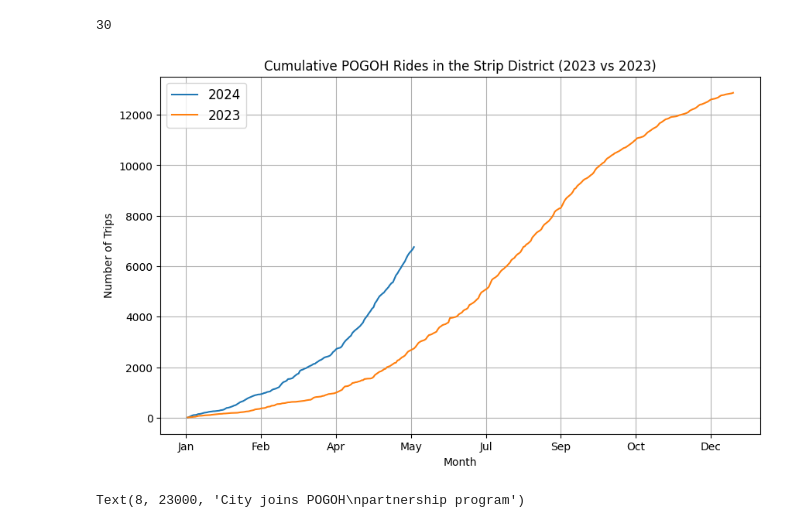
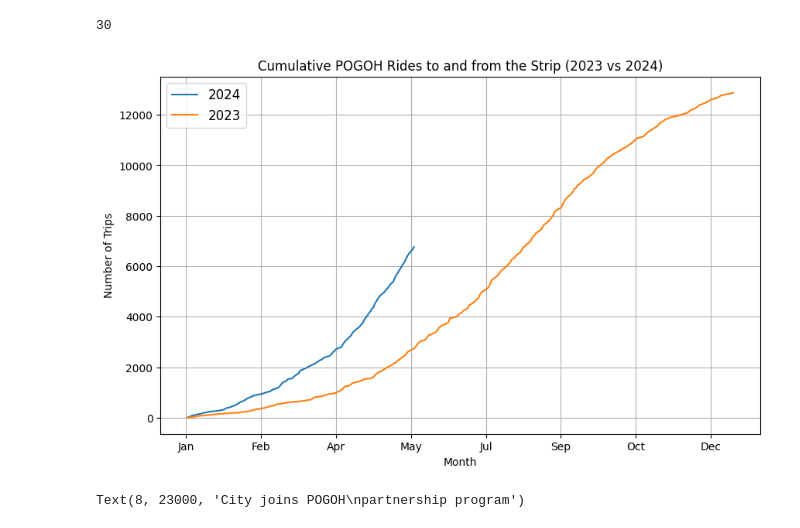
Before and after one commit to BenWSingleton/POGOH_Analysis, a Jupyter notebook: analysis.ipynb, the cells around one changed output. Drawn from its saved outputs; the diff is of its cells as text; code cells hidden in the pictures.

Commit message:
updating some graphs

```diff
--- a/analysis.ipynb
+++ b/analysis.ipynb
@@ -299,15 +347,15 @@ monthFmt = mdates.DateFormatter('%b')
 # %%
 plt.figure(figsize=(10, 6))
 plt.plot(cumulative_rides_2024.index.dayofyear, cumulative_rides_2024, label='2024')
 plt.plot(cumulative_rides_2023.index.dayofyear, cumulative_rides_2023, label='2023')
 plt.legend(fontsize='large')
 plt.xlabel("Month")
 plt.ylabel("Number of Trips")
 plt.grid(True)
-plt.title("Cumulative POGOH Rides in the Strip District (2023 vs 2023)")
+plt.title("Cumulative POGOH Rides to and from the Strip (2023 vs 2024)")
 plt.gca().xaxis.set_major_formatter(monthFmt)
 # %% [output]
-[figure, old version]
+[figure, new version]
 # %%
 total_rides_2022 = df[df['Start Date'].dt.year==2022].groupby(df['Start Date'].dt.month).size()
 total_rides_2023 = df[df['Start Date'].dt.year==2023].groupby(df['Start Date'].dt.month).size()
```
Also changed, not shown: parts of 5 cells of this notebook.
